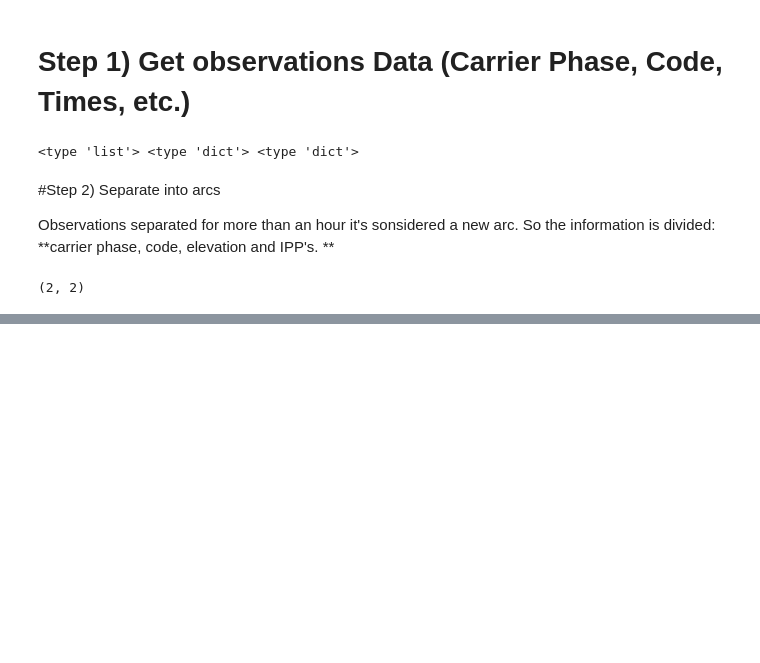
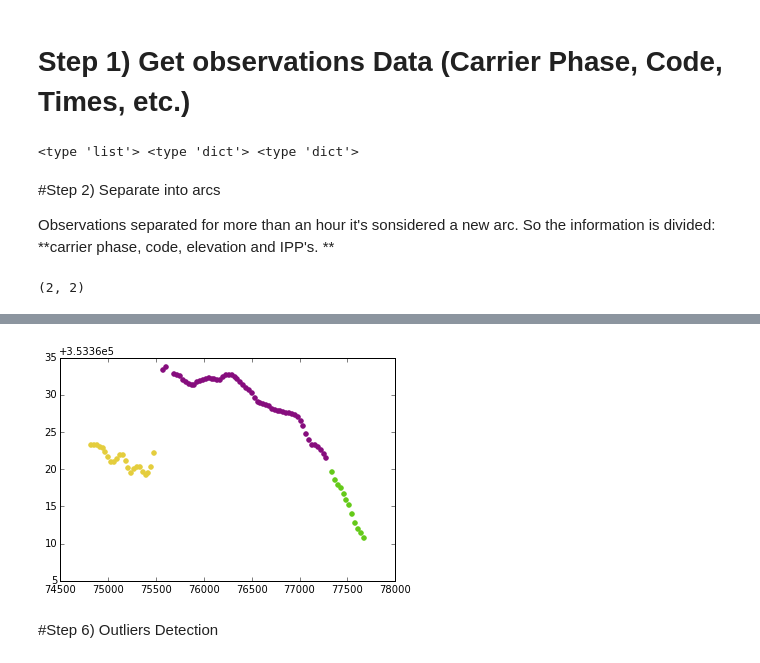
Before and after one commit to loveforeverLi/Trabajo_GNSS, a Jupyter notebook: Gradients_CONUS.ipynb, the cells around one changed output, grey strips where cells are left out. Drawn from its saved outputs; the diff is of its cells as text; code cells hidden in the pictures; blank space fills up the shorter version.

```diff
--- a/Gradients_CONUS.ipynb
+++ b/Gradients_CONUS.ipynb
@@ -230,0 +217,12 @@ IndexError: arrays used as indices must be of integer (or boolean) type
+# %%
+#Remove short arcs
+if len(jumps1)>0:
+    miniarcs1,miniarcs2=remove_short(miniarcs1,miniarcs2)
+if len(jumps2)>0:
+    miniarcs2,miniarcs1=remove_short(miniarcs2,miniarcs1)
+# %%
+plotsubarcs(time1,Phase1,miniarcs1,None,None,None,None)
+# %% [output]
+[figure, added]
+# %% [markdown]
+#Step 6) Outliers Detection
```
Also changed, not shown: parts of 46 cells of this notebook, 1 other file.
